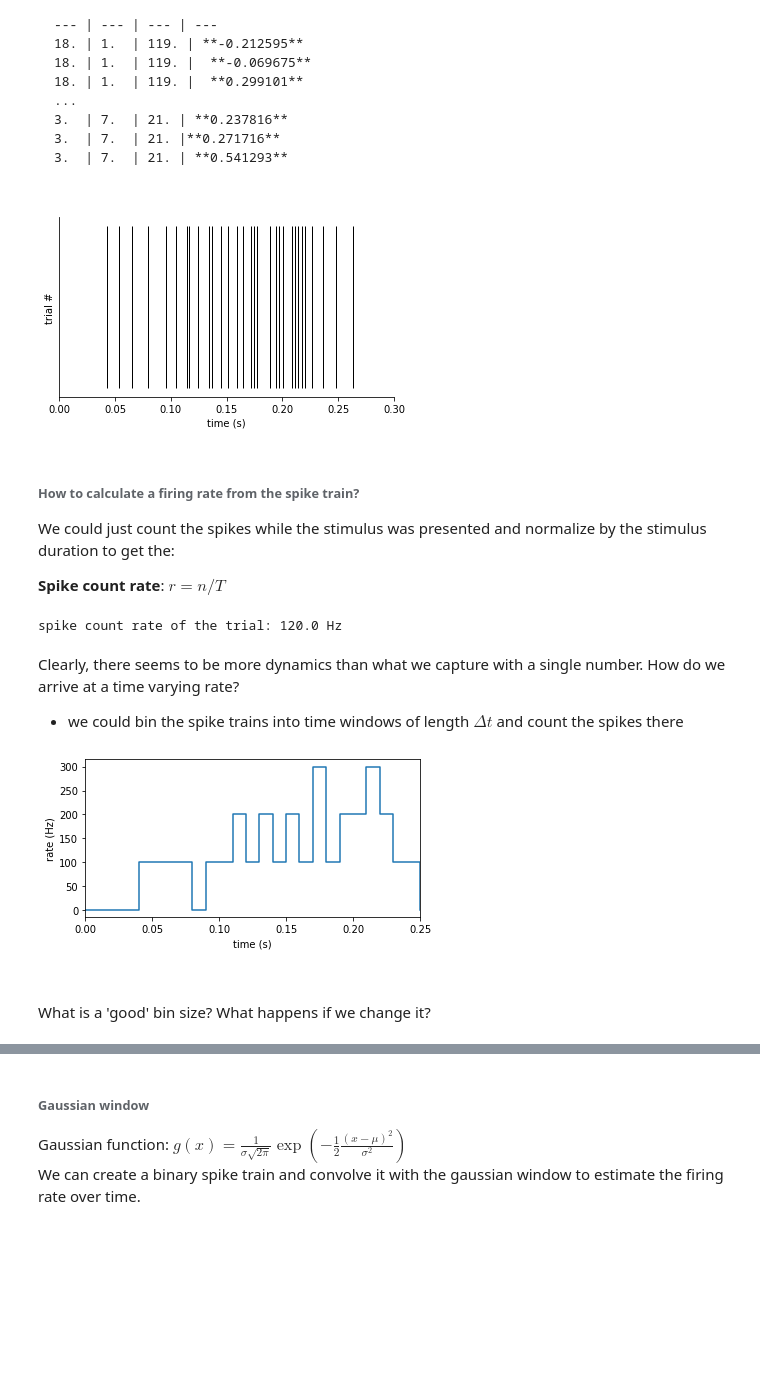
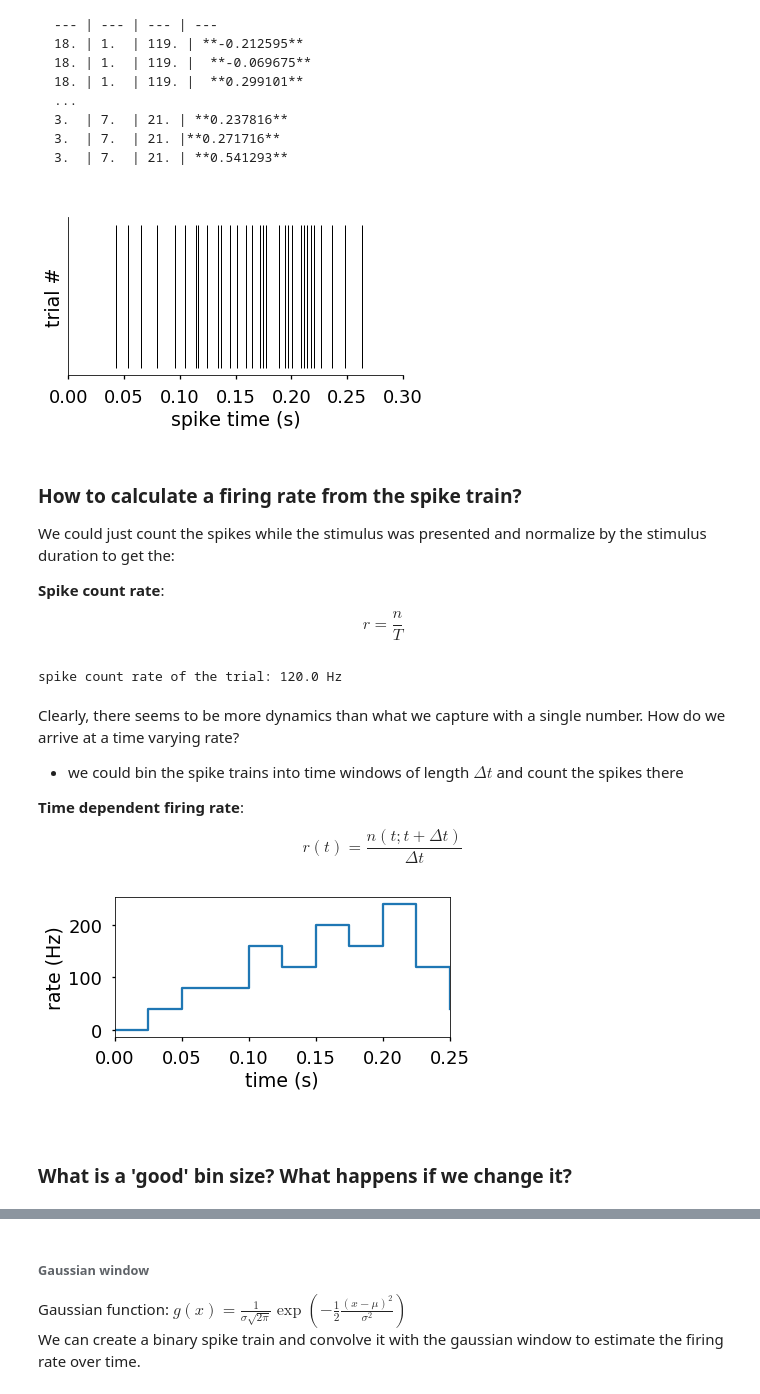
Before and after one commit to JeschkeM/LehrprobeUOL, a Jupyter notebook: MJeschke_Lehrprobe_SpikeTrainAnalysisUsingPython.ipynb, the cells around one changed output, grey strips where cells are left out. Drawn from its saved outputs; the diff is of its cells as text; code cells hidden in the pictures; blank space fills up the shorter version.

```diff
--- a/MJeschke_Lehrprobe_SpikeTrainAnalysisUsingPython.ipynb
+++ b/MJeschke_Lehrprobe_SpikeTrainAnalysisUsingPython.ipynb
@@ -134,33 +289,31 @@ Stimulus | Repetition | TrialNumber | Spike time [s]
 3.  | 7.  | 21. |**0.271716**
 3.  | 7.  | 21. | **0.541293**
 # %%
-# load data from a pure tone stimulation experiment, data recorded from auditory thalamus of an awake monkey
-trials_spike_times = np.loadtxt('data' + '/' + 'M13W1671_trials_spike_times.txt', delimiter = ',',skiprows = 1)
+# load data from a pure tone stimulation experiment, data recorded from
+# the auditory thalamus of an awake monkey
+example_file = 'data' + '/' + 'M13W1671_trials_spike_times.txt'
+trials_spike_times = np.loadtxt(example_file,\
+                                delimiter = ',',skiprows = 1)
 
 # general parameters
 stimulus_duration = 0.25
 example_trial     = 95
 
+# numpy's UNIQUE function retrieves unique entries in an array
 un_trials = np.unique(trials_spike_times[:,2]) # unique trials
 
 # example trial containing spike train aligned to stimulus onset
-example_spike_train = trials_spike_times[trials_spike_times[:,2] == un_trials[example_trial],3]
+example_spike_train = trials_spike_times[trials_spike_times[:,2]\
+                                         == un_trials[example_trial],3]
 
-# Plotting
-h_fig, h_ax = plt.subplots(nrows = 2, ncols = 1, figsize=(6,4), gridspec_kw = {'height_ratios':[10,1]})
-h_ax[0].eventplot(example_spike_train, colors='k', linelengths=0.9, linewidths=1)
-
-plt.setp(h_ax[0], yticks = [], ylabel = 'trial #', ylim = [0.5, 1.5], xlabel = 'time (s)', \
-         xlim =[0, stimulus_duration + 0.05])# focus on stimulus duration]
-[spine.set_visible(False) for key, spine in h_ax[0].spines.items() if key in ['top', 'right']] # hide top and right spine
-
-hideAxes(h_ax[1]) # clean up
+# Plotting (makes use of matplotlib's EVENTPLOT function)
+plotSpikeTrain(example_spike_train, stimulus_duration)
 # %% [output]
-[figure, old version]
+[figure, new version]
 # %% [markdown]
-###### How to calculate a firing rate from the spike train?
+### How to calculate a firing rate from the spike train?
 
 We could just count the spikes while the stimulus was presented and normalize by the stimulus duration to get the:
 
-<strong>Spike count rate</strong>: $r = n/T$
+<strong>Spike count rate</strong>: $$r = \frac{n}{T}$$
 # %%
@@ -175,26 +331,23 @@ spike count rate of the trial: 120.0 Hz
 Clearly, there seems to be more dynamics than what we capture with a single number. How do we arrive at a time varying rate?
 
 - we could bin the spike trains into time windows of length $\Delta t$ and count the spikes there
+
+<strong>Time dependent firing rate</strong>: $$r(t) = \frac{n(t; t + \Delta t)}{\Delta t}$$
 # %%
 # time varying firing rate by counting spikes in bins
-binsize = 0.01 # 10 ms window length/bins
+binsize = 0.025 # 25 ms window length/bins
 
+# create array containing bin edges using numpy's ARANGE function
 xbin_edges = np.arange(0, stimulus_duration+binsize*2, binsize) # create array containing bin edges
-firing_rate_bins = np.histogram(example_spike_train, bins = xbin_edges)[0]/binsize # histogram counts the number of
-                                                                                   # occurences in a bin
+# numpy's HISTOGRAM counts the number of occurences in a bin
+firing_rate_bins = np.histogram(example_spike_train, \
+                                bins = xbin_edges)[0]\
+                /binsize # normalize by binsize
 
-# Plotting
-def plotBinnedFiringRate(xbin_edges, firing_rate_bins, stimulus_duration): # create a function to reuse later
-    h_fig, h_ax = plt.subplots(nrows = 2, ncols = 1, figsize=(6,4), gridspec_kw = {'height_ratios':[10,2.5]})
-    h_ax[0].step(xbin_edges[:-1], firing_rate_bins, where = 'post')
-
-    plt.setp(h_ax[0], ylabel = 'rate (Hz)', xlabel = 'time (s)', \
-             xlim =[0, stimulus_duration])# focus on stimulus duration]
-
-    hideAxes(h_ax[1]) # clean up
+# Plotting  (makes use of matplotlib's STEP function)
 plotBinnedFiringRate(xbin_edges, firing_rate_bins, stimulus_duration)
 # %% [output]
-[figure, old version]
+[figure, new version]
 # %% [markdown]
-What is a 'good' bin size? What happens if we change it?
+### What is a 'good' bin size? What happens if we change it?
 # %%
```
Also changed, not shown: parts of 52 cells of this notebook, 7 other files.
